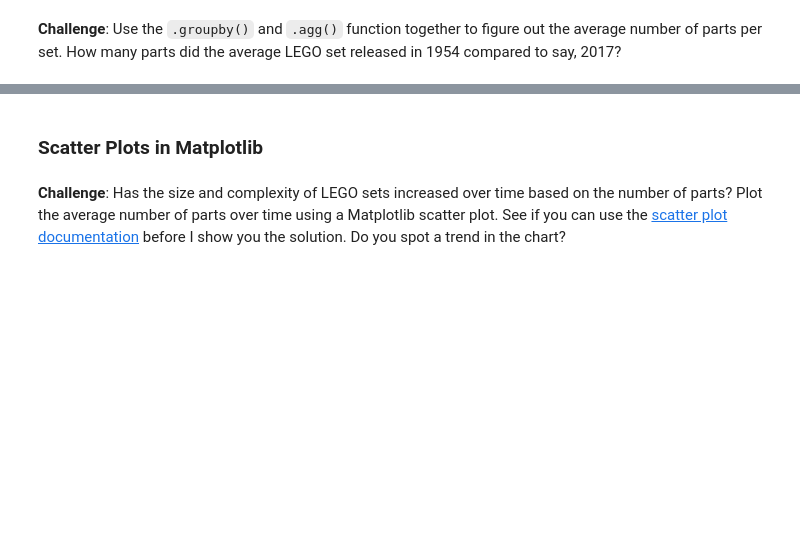
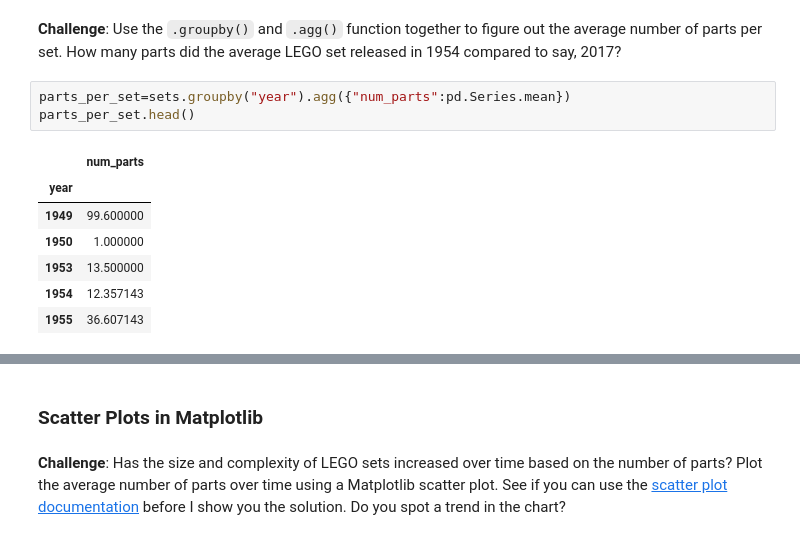
Before and after one commit to UlisesJuarez/Advanced-python-projects, a Jupyter notebook: Aggregate and merge data/Lego_Analysis_for_Course_(start).ipynb, the cells around one changed output, grey strips where cells are left out. Cells and saved outputs as stored; diff of their text form; blank space fills up the shorter version.

```diff
--- a/Aggregate and merge data/Lego_Analysis_for_Course_(start).ipynb
+++ b/Aggregate and merge data/Lego_Analysis_for_Course_(start).ipynb
@@ -209,2 +214,13 @@ plt.plot(themes_by_year.index[:-2],themes_by_year.nr_themes[:-2]);
 # %% [markdown]
 **Challenge**: Use the <code>.groupby()</code> and <code>.agg()</code> function together to figure out the average number of parts per set. How many parts did the average LEGO set released in 1954 compared to say, 2017?
+# %%
+parts_per_set=sets.groupby("year").agg({"num_parts":pd.Series.mean})
+parts_per_set.head()
+# %% [output]
+|  | num_parts |
+| year |  |
+| 1949 | 99.600000 |
+| 1950 | 1.000000 |
+| 1953 | 13.500000 |
+| 1954 | 12.357143 |
+| 1955 | 36.607143 |
```
Also changed, not shown: parts of 3 cells of this notebook.
